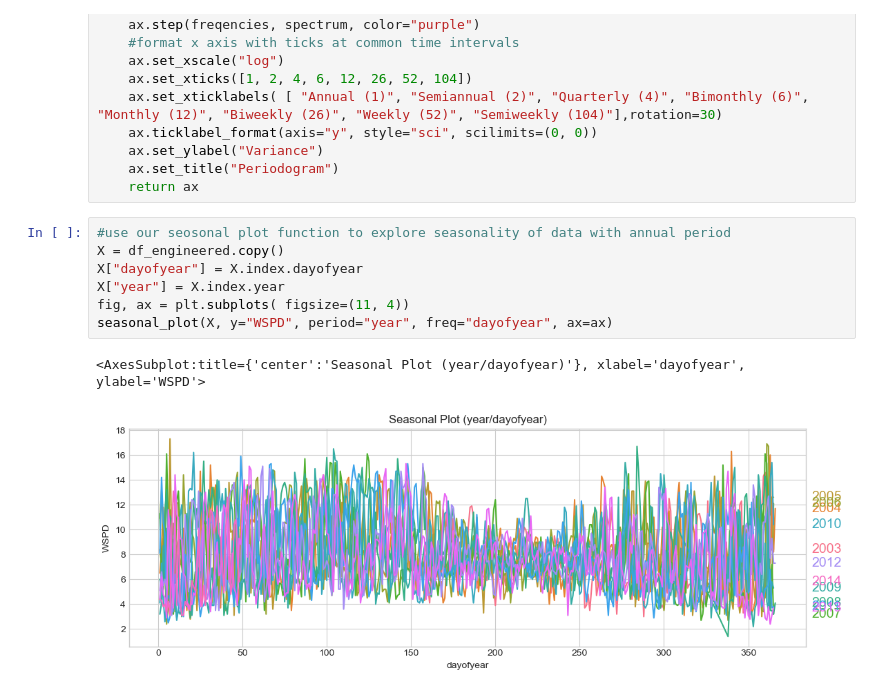
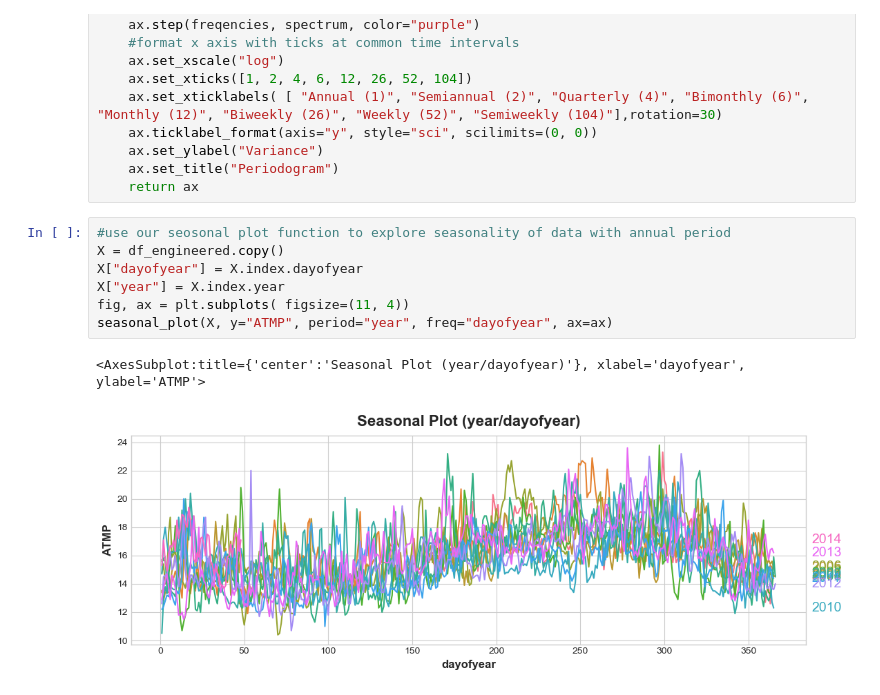
Before and after one commit to dakotarawlings/weather_timeseries_analysis, a Jupyter notebook: data_EDA.ipynb, the cells around one changed output. Cells and saved outputs as stored; diff of their text form.

```diff
--- a/data_EDA.ipynb
+++ b/data_EDA.ipynb
@@ -257,13 +257,13 @@ def plot_periodogram(ts, detrend='linear', ax=None):
 # %%
 #use our seosonal plot function to explore seasonality of data with annual period
 X = df_engineered.copy()
 X["dayofyear"] = X.index.dayofyear
 X["year"] = X.index.year
 fig, ax = plt.subplots( figsize=(11, 4))
-seasonal_plot(X, y="WSPD", period="year", freq="dayofyear", ax=ax)
+seasonal_plot(X, y="ATMP", period="year", freq="dayofyear", ax=ax)
 # %% [output]
-<AxesSubplot:title={'center':'Seasonal Plot (year/dayofyear)'}, xlabel='dayofyear', ylabel='WSPD'>
+<AxesSubplot:title={'center':'Seasonal Plot (year/dayofyear)'}, xlabel='dayofyear', ylabel='ATMP'>
-[figure, old version]
+[figure, new version]
 # %%
 #use the periodogram function above to plot a periodogram with specified data
 plot_periodogram(df_engineered['ATMP'])
```
Also changed, not shown: parts of 3 cells of this notebook, 8 other files.
